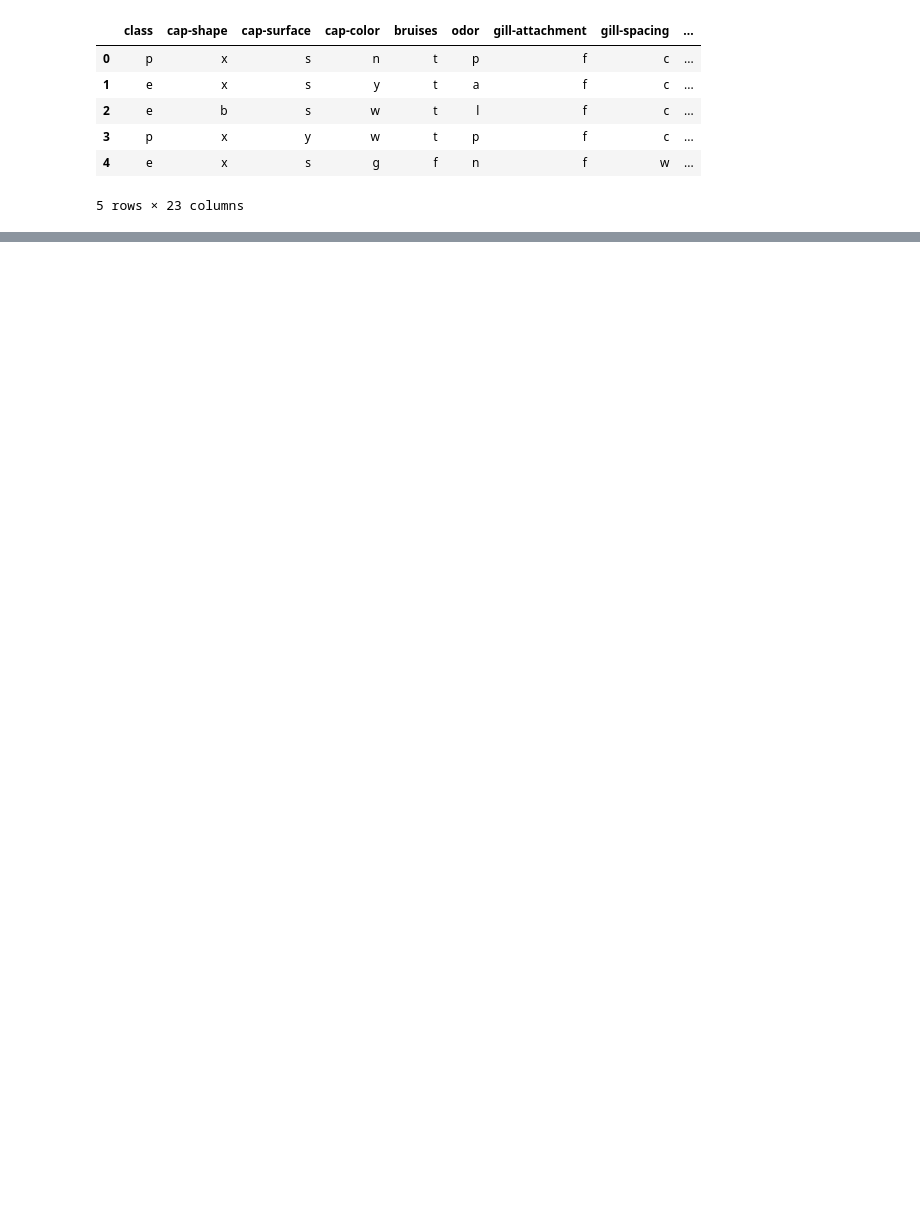
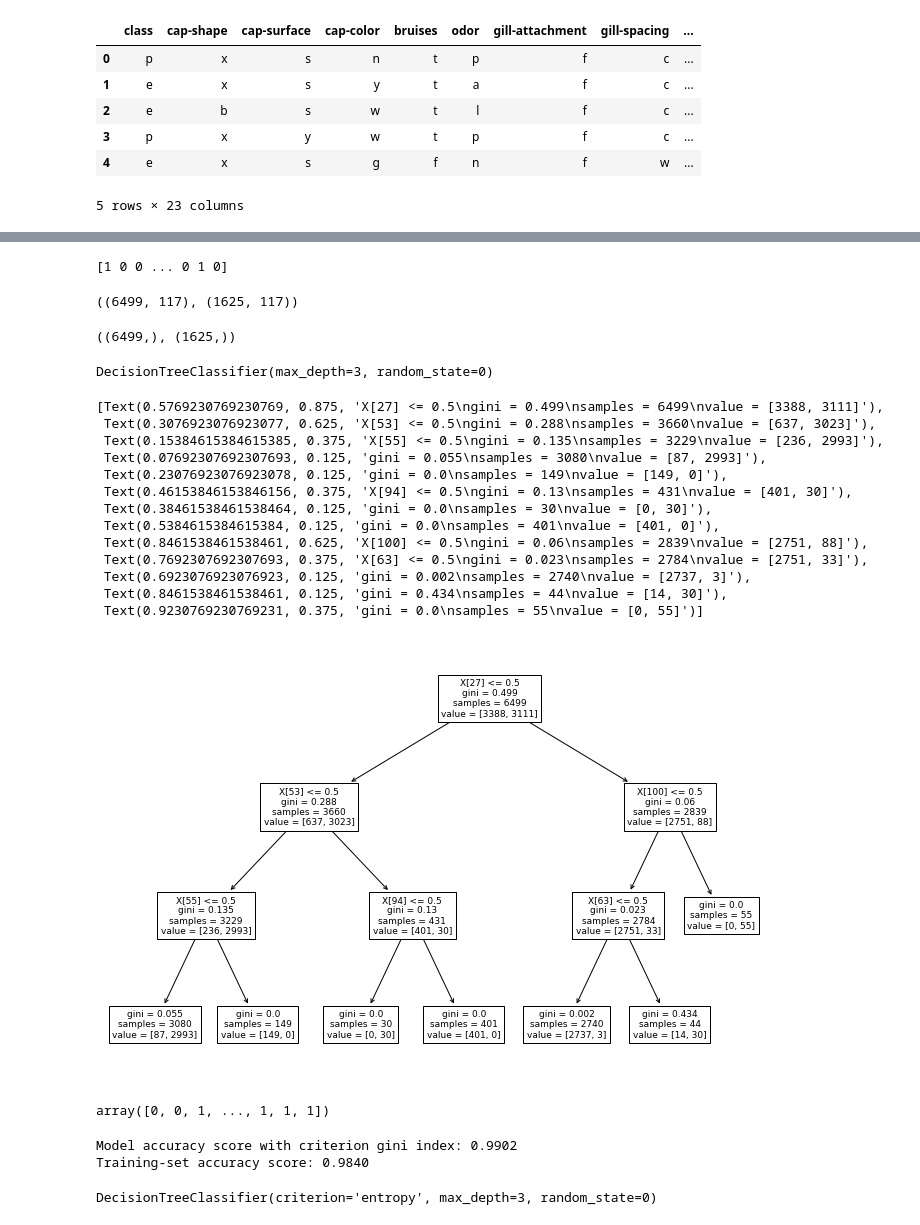
Before and after one commit to Agustindwinurhamidah/Machine-Learning, a Jupyter notebook: TUGAS_6.ipynb, the cells around one changed output, grey strips where cells are left out. Drawn from its saved outputs; the diff is of its cells as text; code cells hidden in the pictures; blank space fills up the shorter version.

```diff
--- a/TUGAS_6.ipynb
+++ b/TUGAS_6.ipynb
@@ -325,0 +329,3 @@ wbc.head()
+# %%
+X = pd.get_dummies(X)
+X.head()
@@ -325,0 +340,19 @@ wbc.head()
+# %%
+from sklearn.preprocessing import LabelEncoder
+
+encoder = LabelEncoder()
+y = encoder.fit_transform(y)
+print(y)
+# %% [output]
+[1 0 0 ... 0 1 0]
+# %%
+from sklearn.model_selection import train_test_split
+X_train, X_test, y_train, y_test = train_test_split(X, y, test_size=0.2, random_state=1)
+# %%
+X_train.shape , X_test.shape
+# %% [output]
+((6499, 117), (1625, 117))
+# %%
+y_train.shape , y_test.shape
+# %% [output]
+((6499,), (1625,))
@@ -325,0 +366,27 @@ wbc.head()
+# %%
+# decision tree by index
+
+clf_gini = DecisionTreeClassifier(criterion='gini', max_depth=3, random_state=0)
+
+clf_gini.fit(X_train, y_train)
+# %% [output]
+DecisionTreeClassifier(max_depth=3, random_state=0)
+# %%
+plt.figure(figsize=(12,8))
+
+tree.plot_tree(clf_gini.fit(X_train, y_train))
+# %% [output]
+[Text(0.5769230769230769, 0.875, 'X[27] <= 0.5\ngini = 0.499\nsamples = 6499\nvalue = [3388, 3111]'),
+ Text(0.3076923076923077, 0.625, 'X[53] <= 0.5\ngini = 0.288\nsamples = 3660\nvalue = [637, 3023]'),
+ Text(0.15384615384615385, 0.375, 'X[55] <= 0.5\ngini = 0.135\nsamples = 3229\nvalue = [236, 2993]'),
+ Text(0.07692307692307693, 0.125, 'gini = 0.055\nsamples = 3080\nvalue = [87, 2993]'),
+ Text(0.23076923076923078, 0.125, 'gini = 0.0\nsamples = 149\nvalue = [149, 0]'),
+ Text(0.46153846153846156, 0.375, 'X[94] <= 0.5\ngini = 0.13\nsamples = 431\nvalue = [401, 30]'),
+ Text(0.38461538461538464, 0.125, 'gini = 0.0\nsamples = 30\nvalue = [0, 30]'),
+ Text(0.5384615384615384, 0.125, 'gini = 0.0\nsamples = 401\nvalue = [401, 0]'),
+ Text(0.8461538461538461, 0.625, 'X[100] <= 0.5\ngini = 0.06\nsamples = 2839\nvalue = [2751, 88]'),
+ Text(0.7692307692307693, 0.375, 'X[63] <= 0.5\ngini = 0.023\nsamples = 2784\nvalue = [2751, 33]'),
+ Text(0.6923076923076923, 0.125, 'gini = 0.002\nsamples = 2740\nvalue = [2737, 3]'),
+ Text(0.8461538461538461, 0.125, 'gini = 0.434\nsamples = 44\nvalue = [14, 30]'),
+ Text(0.9230769230769231, 0.375, 'gini = 0.0\nsamples = 55\nvalue = [0, 55]')]
+[figure, added]
@@ -325,0 +395,21 @@ wbc.head()
+# %%
+y_pred_train_gini = clf_gini.predict(X_train)
+
+y_pred_train_gini
+# %% [output]
+array([0, 0, 1, ..., 1, 1, 1])
+# %%
+print('Model accuracy score with criterion gini index: {0:0.4f}'. format(accuracy_score(y_test, y_pred_gini)))
+
+print('Training-set accuracy score: {0:0.4f}'. format(accuracy_score(y_train, y_pred_train_gini)))
+# %% [output]
+Model accuracy score with criterion gini index: 0.9902
+Training-set accuracy score: 0.9840
+# %%
+# decision with entropy
+
+clf_en = DecisionTreeClassifier(criterion='entropy', max_depth=3, random_state=0)
+
+clf_en.fit(X_train, y_train)
+# %% [output]
+DecisionTreeClassifier(criterion='entropy', max_depth=3, random_state=0)
```
Also changed, not shown: parts of 10 cells of this notebook.
